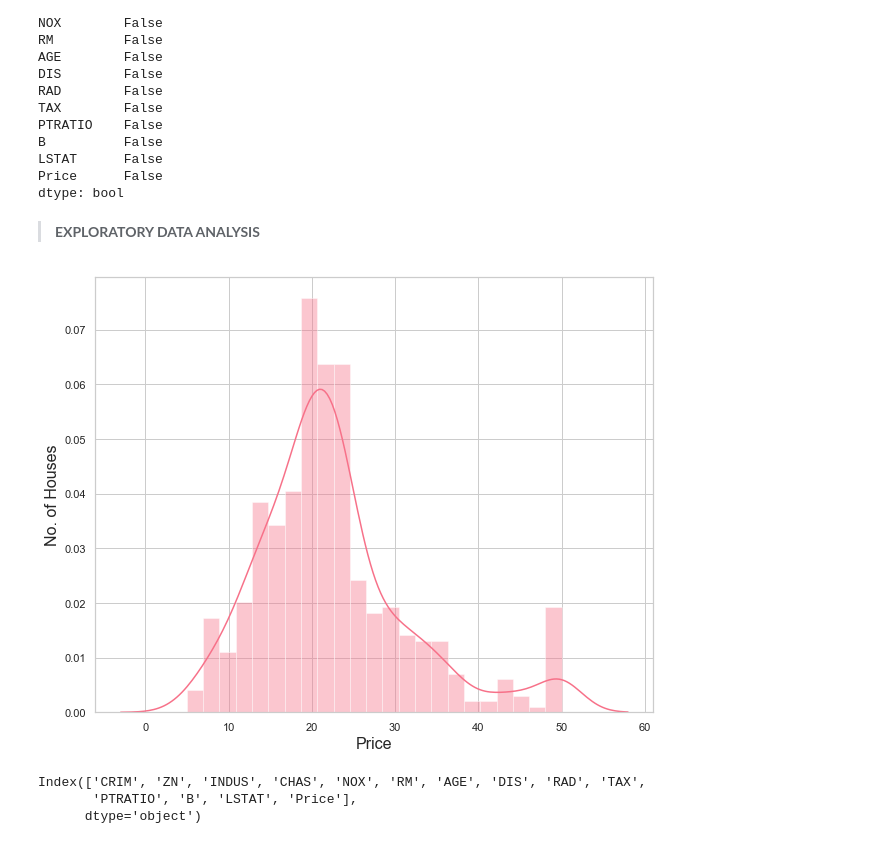
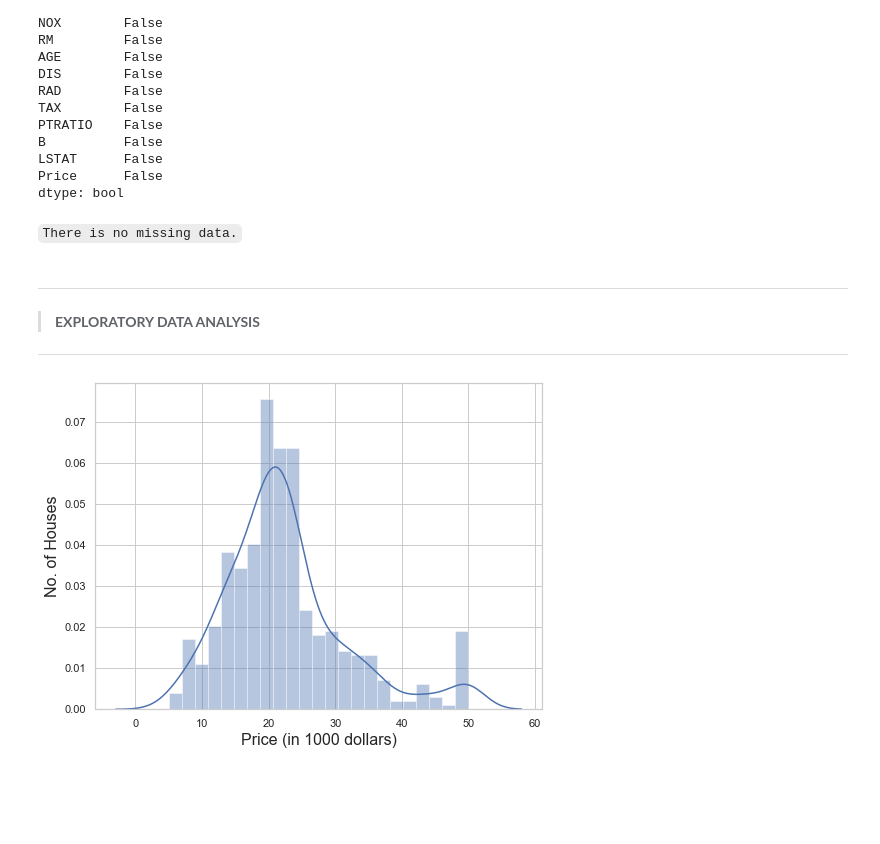
Before and after one commit to Eashwar-22/DS_Repos, a Jupyter notebook: House Price Predicition/Boston_House_Pricing.ipynb, the cells around one changed output. Saved outputs shown, nothing was run; the diff lists cells and outputs as text; code cells hidden in the pictures; blank space fills up the shorter version.

````diff
--- a/House Price Predicition/Boston_House_Pricing.ipynb
+++ b/House Price Predicition/Boston_House_Pricing.ipynb
@@ -35,15 +51,23 @@
 # %%
+# For dataframe
 import pandas as pd
 import numpy as np
 
+# For Regression Analysis
 from sklearn.datasets import load_boston
+from sklearn.model_selection import train_test_split
+from sklearn.linear_model import LinearRegression
+import statsmodels.api as sm
+from statsmodels.stats.outliers_influence import variance_inflation_factor
 
+# For visualisation
 import seaborn as sns
 sns.set_theme(style='whitegrid')
-sns.set_palette("husl", 9)
 import matplotlib.pyplot as plt
 %matplotlib inline
 
+
+
 import warnings
 warnings.filterwarnings("ignore")
 # %% [markdown]
@@ -92,20 +120,19 @@ B          False
 LSTAT      False
 Price      False
 dtype: bool
+# %% [markdown]
+```There is no missing data.```
 # %% [markdown]
+---
 >**EXPLORATORY DATA ANALYSIS**
+---
 # %%
-plt.figure(figsize=(10,8))
-plt.xlabel('Price (in 1000s)',fontsize=16)
+plt.figure(figsize=(8,6))
+sns.distplot(data['Price'])
+plt.xlabel('Price (in 1000 dollars)',fontsize=16)
 plt.ylabel('No. of Houses',fontsize=16)
-sns.distplot(data['Price'])
+
 
 plt.show()
 # %% [output]
-[figure, old version]
+[figure, new version]
-# %%
-data.columns
-# %% [output]
-Index(['CRIM', 'ZN', 'INDUS', 'CHAS', 'NOX', 'RM', 'AGE', 'DIS', 'RAD', 'TAX',
-       'PTRATIO', 'B', 'LSTAT', 'Price'],
-      dtype='object')
````
Also changed, not shown: parts of 40 cells of this notebook, 3 other files.
